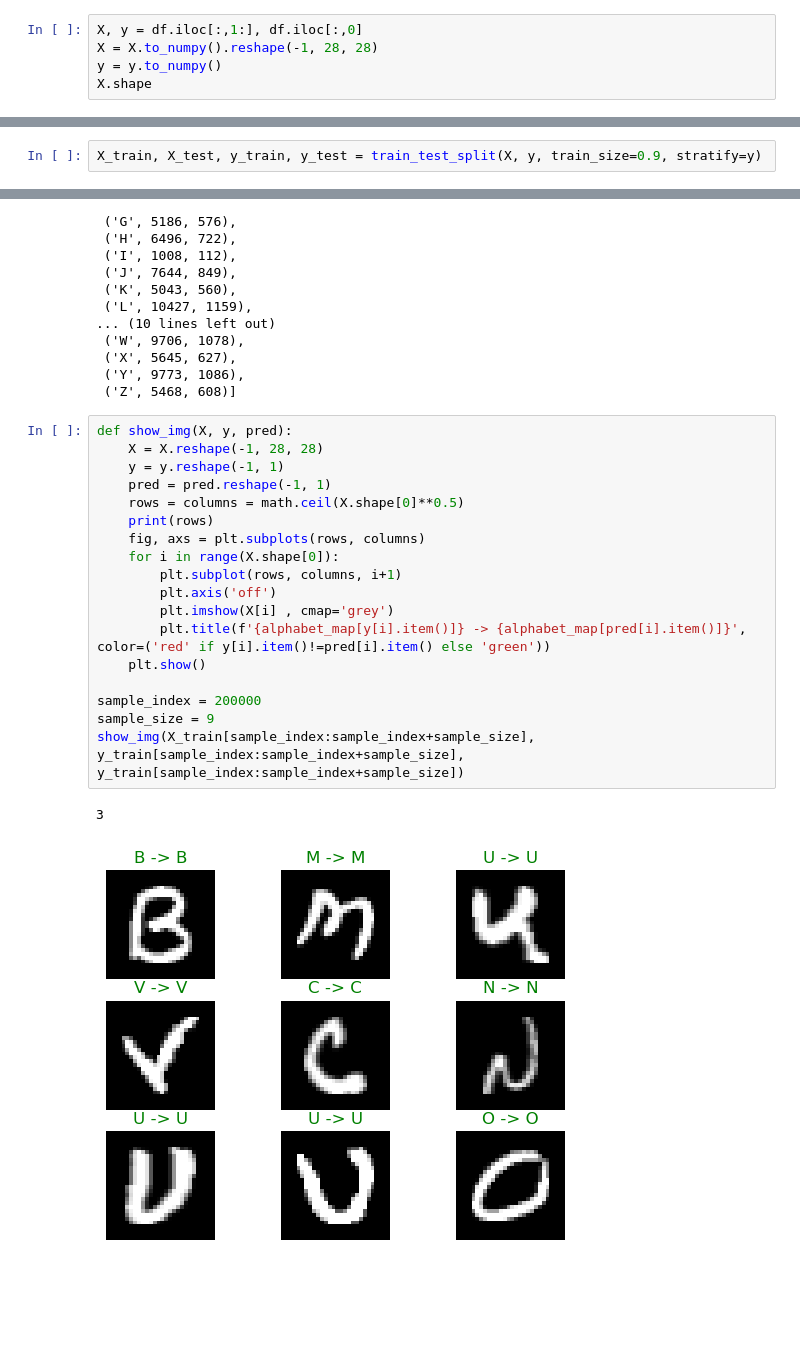
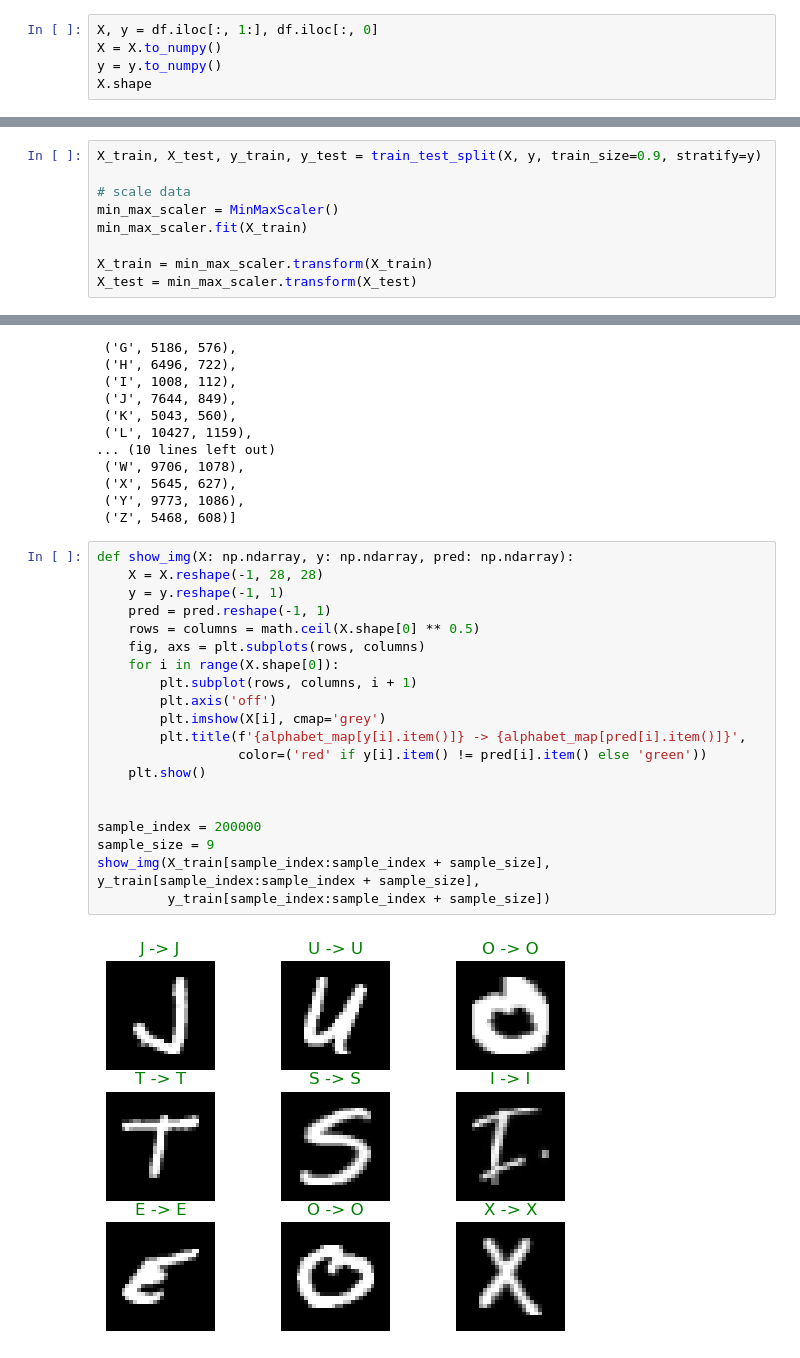
Before and after one commit to Mjavadrahimi/Character-Recognizer, a Jupyter notebook: character-recognizer.ipynb, the cells around one changed output, grey strips where cells are left out. Saved outputs shown, nothing was run; the diff lists cells and outputs as text; blank space fills up the shorter version.

Commit message:
- CharacterRecognize class initiated - manual test added (using paint)

```diff
--- a/character-recognizer.ipynb
+++ b/character-recognizer.ipynb
@@ -52,8 +55,8 @@ device
 # %% [output]
 device(type='cuda')
 # %%
-X, y = df.iloc[:,1:], df.iloc[:,0]
-X = X.to_numpy().reshape(-1, 28, 28)
+X, y = df.iloc[:, 1:], df.iloc[:, 0]
+X = X.to_numpy()
 y = y.to_numpy()
 X.shape
 # %% [output]
@@ -61,2 +64,9 @@ X.shape
 # %%
 X_train, X_test, y_train, y_test = train_test_split(X, y, train_size=0.9, stratify=y)
+
+# scale data
+min_max_scaler = MinMaxScaler()
+min_max_scaler.fit(X_train)
+
+X_train = min_max_scaler.transform(X_train)
+X_test = min_max_scaler.transform(X_test)
@@ -102,26 +115,27 @@ plt.show()
  ('Y', 9773, 1086),
  ('Z', 5468, 608)]
 # %%
-def show_img(X, y, pred):
+def show_img(X: np.ndarray, y: np.ndarray, pred: np.ndarray):
     X = X.reshape(-1, 28, 28)
     y = y.reshape(-1, 1)
     pred = pred.reshape(-1, 1)
-    rows = columns = math.ceil(X.shape[0]**0.5)
-    print(rows)
+    rows = columns = math.ceil(X.shape[0] ** 0.5)
     fig, axs = plt.subplots(rows, columns)
     for i in range(X.shape[0]):
-        plt.subplot(rows, columns, i+1)
+        plt.subplot(rows, columns, i + 1)
         plt.axis('off')
-        plt.imshow(X[i] , cmap='grey')
-        plt.title(f'{alphabet_map[y[i].item()]} -> {alphabet_map[pred[i].item()]}', color=('red' if y[i].item()!=pred[i].item() else 'green'))
+        plt.imshow(X[i], cmap='grey')
+        plt.title(f'{alphabet_map[y[i].item()]} -> {alphabet_map[pred[i].item()]}',
+                  color=('red' if y[i].item() != pred[i].item() else 'green'))
     plt.show()
+
 
 sample_index = 200000
 sample_size = 9
-show_img(X_train[sample_index:sample_index+sample_size], y_train[sample_index:sample_index+sample_size], y_train[sample_index:sample_index+sample_size])
+show_img(X_train[sample_index:sample_index + sample_size], y_train[sample_index:sample_index + sample_size],
+         y_train[sample_index:sample_index + sample_size])
 # %% [output]
-3
-[figure, old version]
+[figure, new version]
 # %%
 class Model(nn.Module):
     def __init__(self, input_size, hidden_size1, hidden_size2):
```
Also changed, not shown: parts of 13 cells of this notebook, 16 other files.
